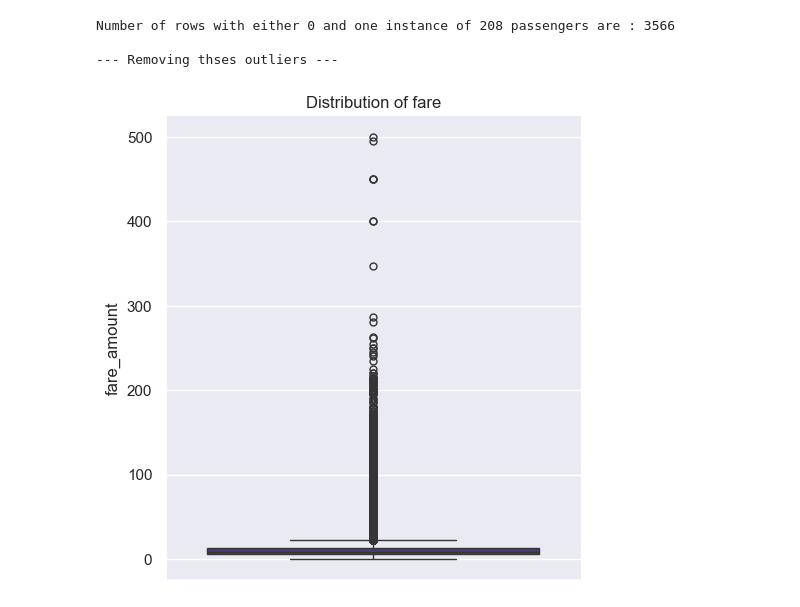
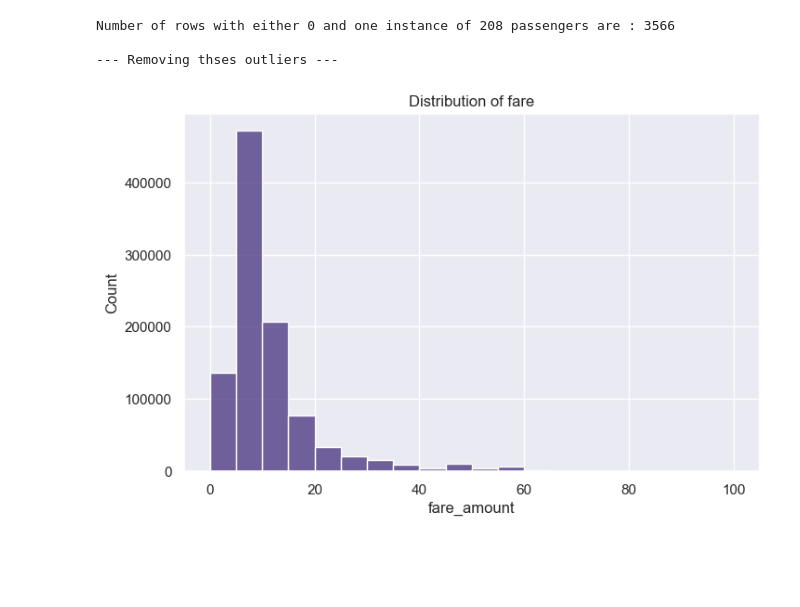
Before and after one commit to aguchhait-stack/nyc-taxi-fare-prediction, a Jupyter notebook: nyc-taxi-fare-prediction.ipynb, the cells around one changed output. Drawn from its saved outputs; the diff is of its cells as text; code cells hidden in the pictures; blank space fills up the shorter version.

```diff
--- a/nyc-taxi-fare-prediction.ipynb
+++ b/nyc-taxi-fare-prediction.ipynb
@@ -168,11 +169,11 @@ Number of rows with either 0 and one instance of 208 passengers are : 3566
 
 --- Removing thses outliers ---
 # %%
-sns.catplot(y="fare_amount",data=train_clean,kind="box")
+sns.histplot(x="fare_amount",bins=np.linspace(0,100,21),data=train_clean)
 plt.title("Distribution of fare")
 plt.show()
 # %% [output]
-[figure, old version]
+[figure, new version]
 # %%
 def haversign_distance(lat1,lat2,lon1,lon2):
     """
```
Also changed, not shown: parts of 7 cells of this notebook, 9 other files.
